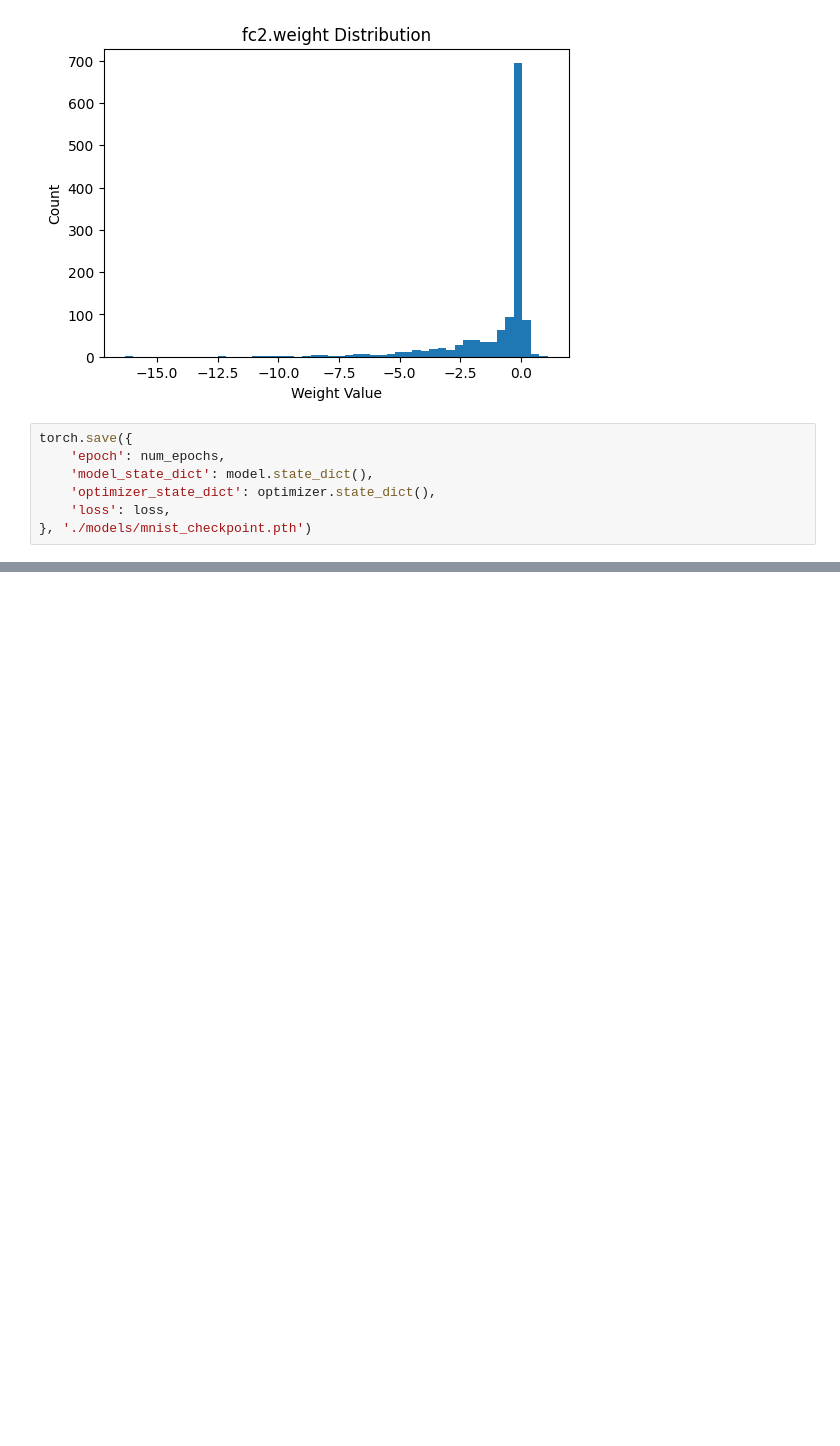
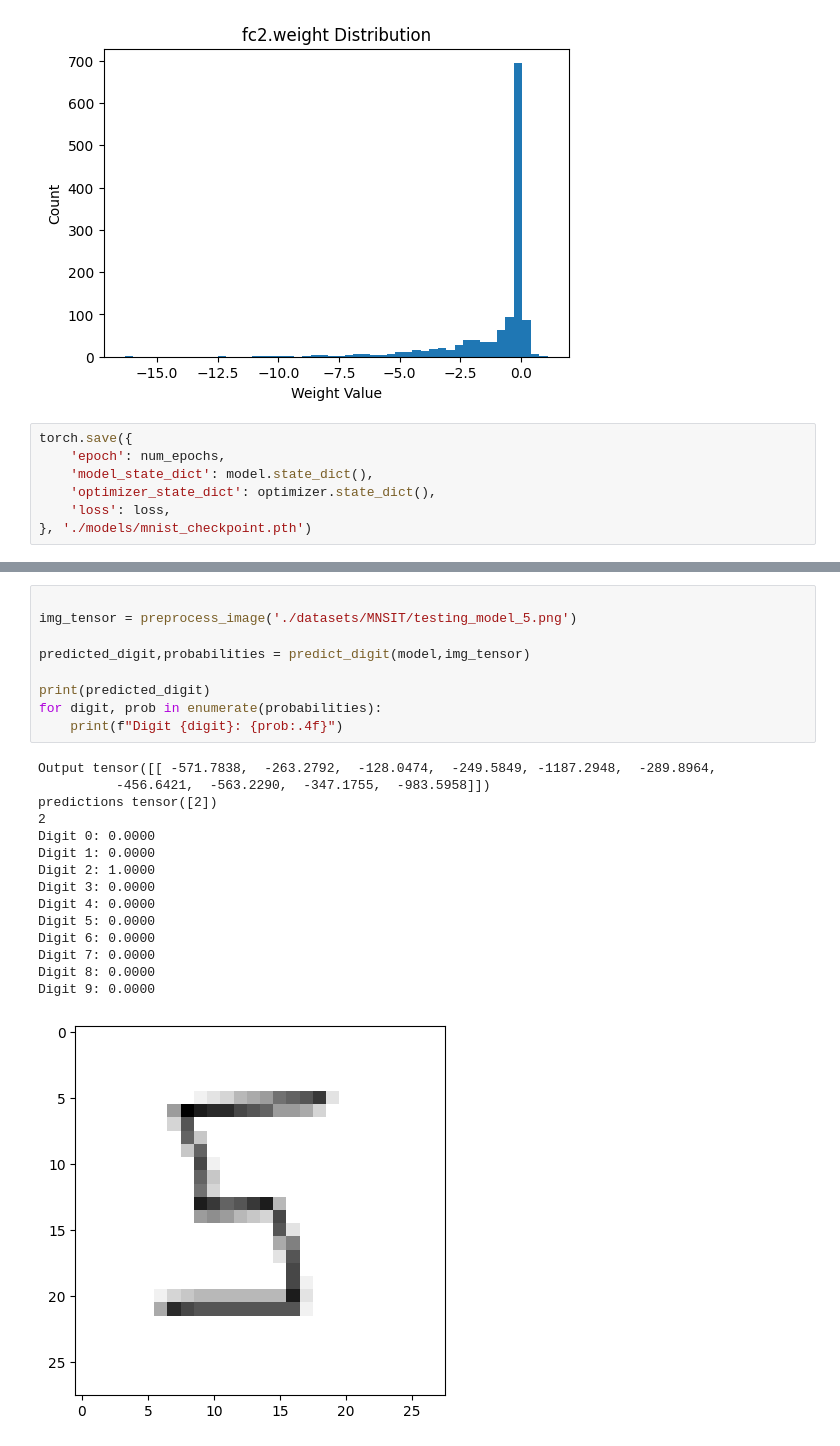
Before and after one commit to ChallapalliHemanthsaikumar/llm_building, a Jupyter notebook: day_2_small_feedforward_NN.ipynb, the cells around one changed output, grey strips where cells are left out. Cells and saved outputs as stored; diff of their text form; blank space fills up the shorter version.

```diff
--- a/day_2_small_feedforward_NN.ipynb
+++ b/day_2_small_feedforward_NN.ipynb
@@ -329,0 +451,25 @@ RuntimeError: Error(s) in loading state_dict for MNIST:
+# %%
+
+img_tensor = preprocess_image('./datasets/MNSIT/testing_model_5.png')
+
+predicted_digit,probabilities = predict_digit(model,img_tensor)
+
+print(predicted_digit)
+for digit, prob in enumerate(probabilities):
+    print(f"Digit {digit}: {prob:.4f}")
+# %% [output]
+Output tensor([[ -571.7838,  -263.2792,  -128.0474,  -249.5849, -1187.2948,  -289.8964,
+          -456.6421,  -563.2290,  -347.1755,  -983.5958]])
+predictions tensor([2])
+2
+Digit 0: 0.0000
+Digit 1: 0.0000
+Digit 2: 1.0000
+Digit 3: 0.0000
+Digit 4: 0.0000
+Digit 5: 0.0000
+Digit 6: 0.0000
+Digit 7: 0.0000
+Digit 8: 0.0000
+Digit 9: 0.0000
+[figure, added]
```
Also changed, not shown: parts of 23 cells of this notebook, 4 other files.
